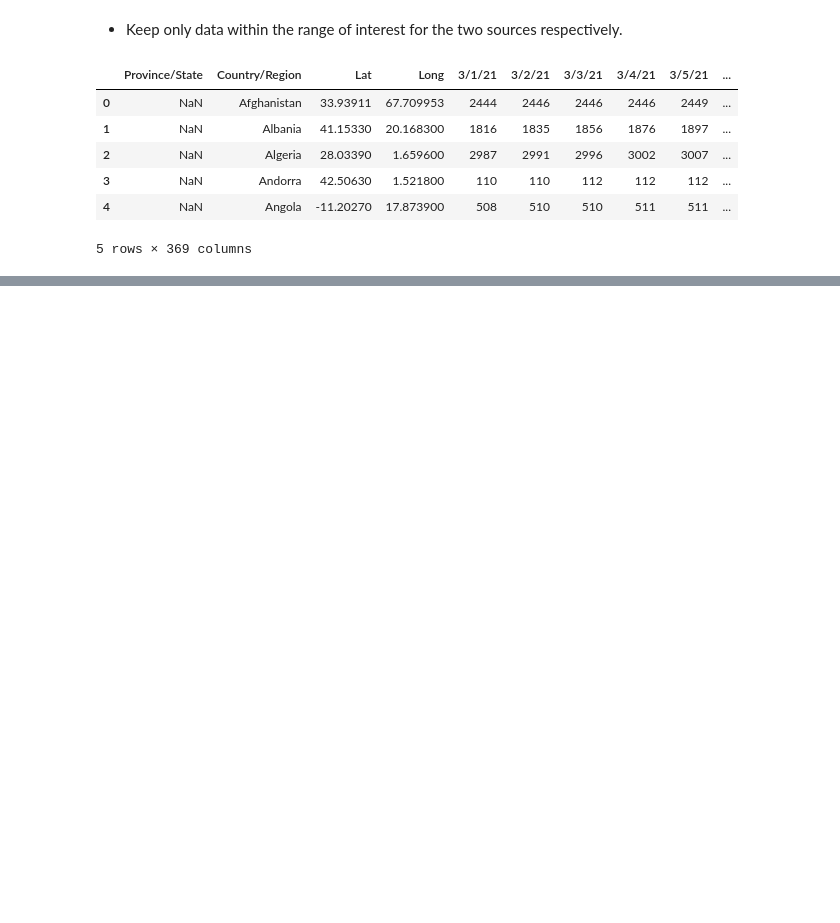
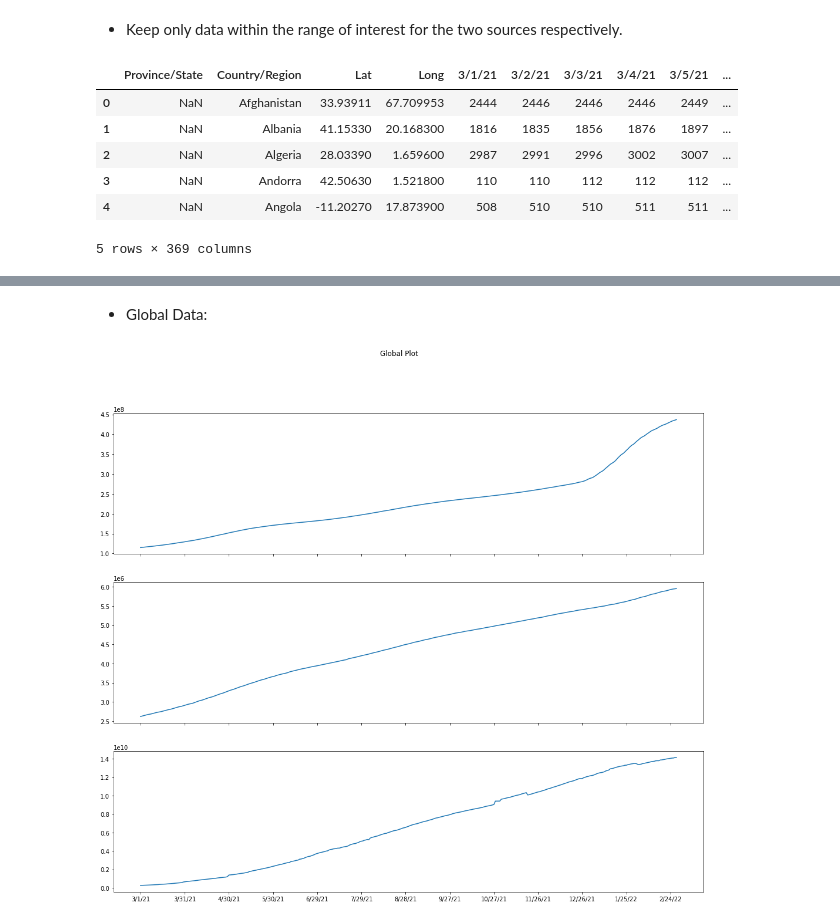
Before and after one commit to gaol00034/Covid19-Analysis, a Jupyter notebook: src/Global.ipynb, the cells around one changed output, grey strips where cells are left out. Drawn from its saved outputs; the diff is of its cells as text; code cells hidden in the pictures; blank space fills up the shorter version.

```diff
--- a/src/Global.ipynb
+++ b/src/Global.ipynb
@@ -228,0 +168,17 @@ aligned_oneyear_global_country.head(5)
+# %% [markdown]
+- Global Data:
+# %%
+fig_1, axs_1 = plt.subplots(3, figsize=(18,15), sharex=True)
+fig_1.suptitle('Global Plot')
+
+plt.xticks(ticks=range(0, len(dates_format_1), 30), labels=dates_format_1[::30])
+
+axs_1[0].plot(aligned_oneyear_global_confirmed_df)
+
+axs_1[1].plot(aligned_oneyear_global_deaths_df)
+
+axs_1[2].plot(aligned_oneyear_global_vaccines_df)
+
+plt.show()
+# %% [output]
+[figure, added]
```
Also changed, not shown: parts of 20 cells of this notebook, 4 other files.
